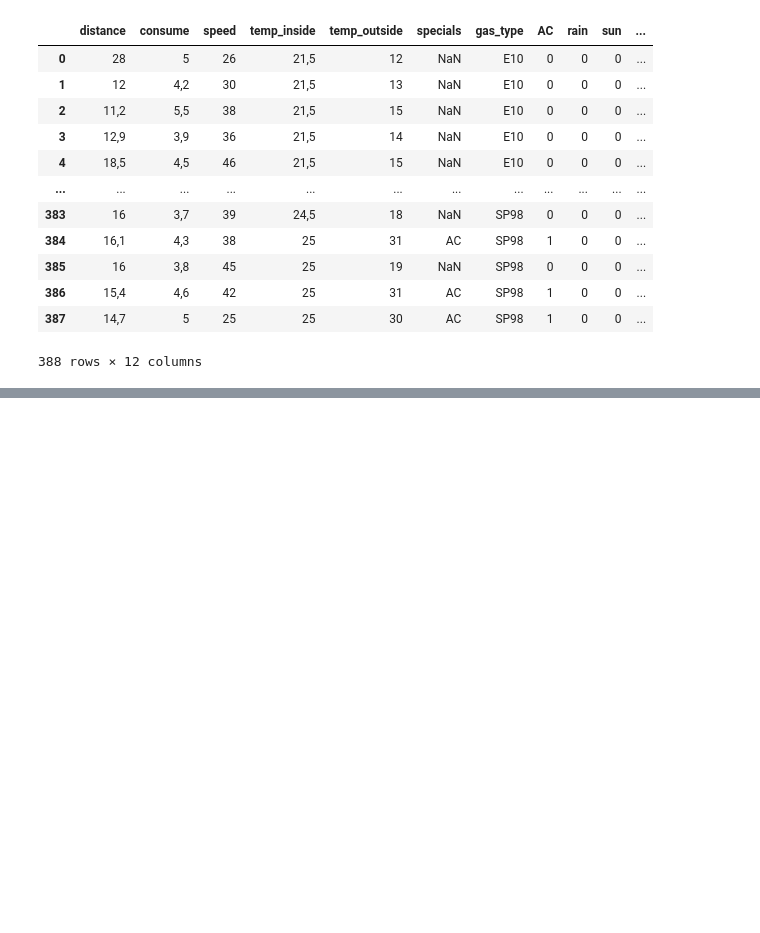
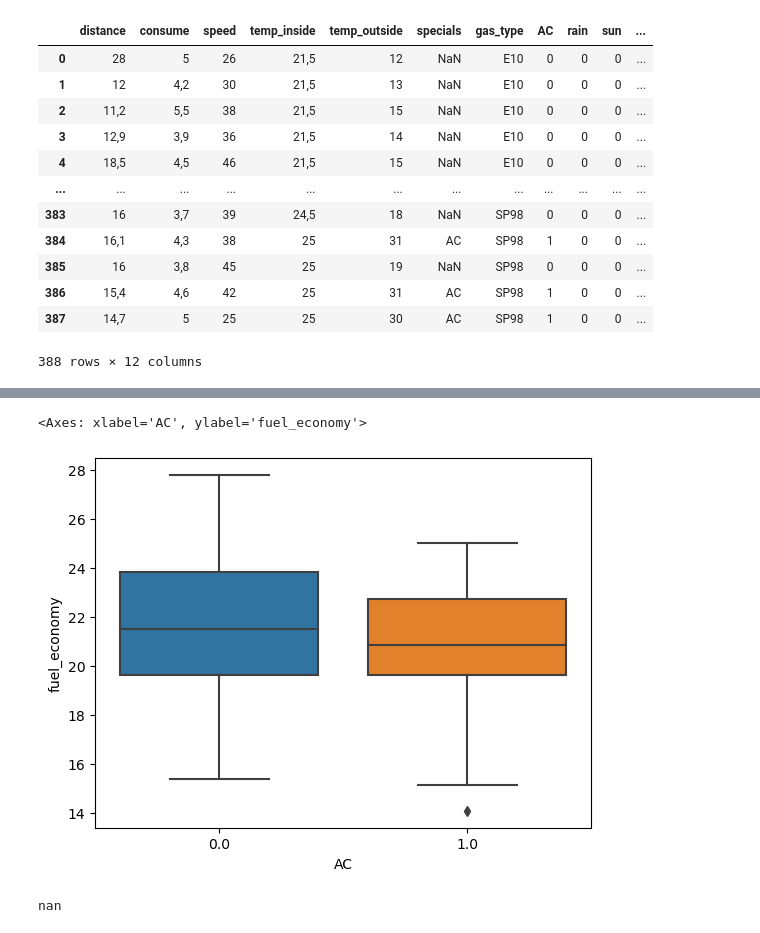
Before and after one commit to Shacham-R/technical_challenge_DA, a Jupyter notebook: Technical_challenge.ipynb, the cells around one changed output, grey strips where cells are left out. Cells and saved outputs as stored; diff of their text form; code cells hidden in the pictures; blank space fills up the shorter version.

```diff
--- a/Technical_challenge.ipynb
+++ b/Technical_challenge.ipynb
@@ -132,0 +205,9 @@ sns.lmplot(df,x = "speed",y="fuel_economy", hue="gas_type")
+# %%
+sns.boxplot(df, x = "AC", y = "fuel_economy")
+# %% [output]
+<Axes: xlabel='AC', ylabel='fuel_economy'>
+[figure, added]
+# %%
+df.loc[(df.fuel_economy > 9) & (df.fuel_economy < 12)].temp_outside.mean()
+# %% [output]
+nan
```
Also changed, not shown: parts of 26 cells of this notebook.
